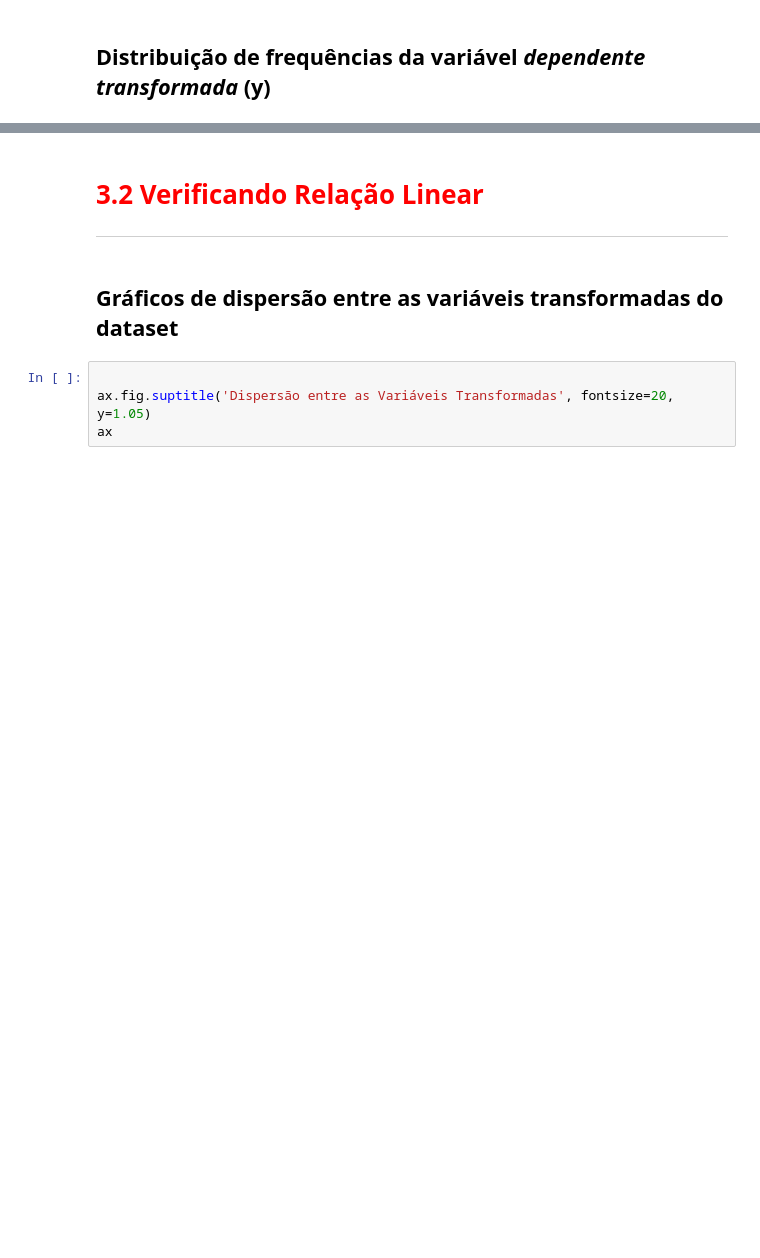
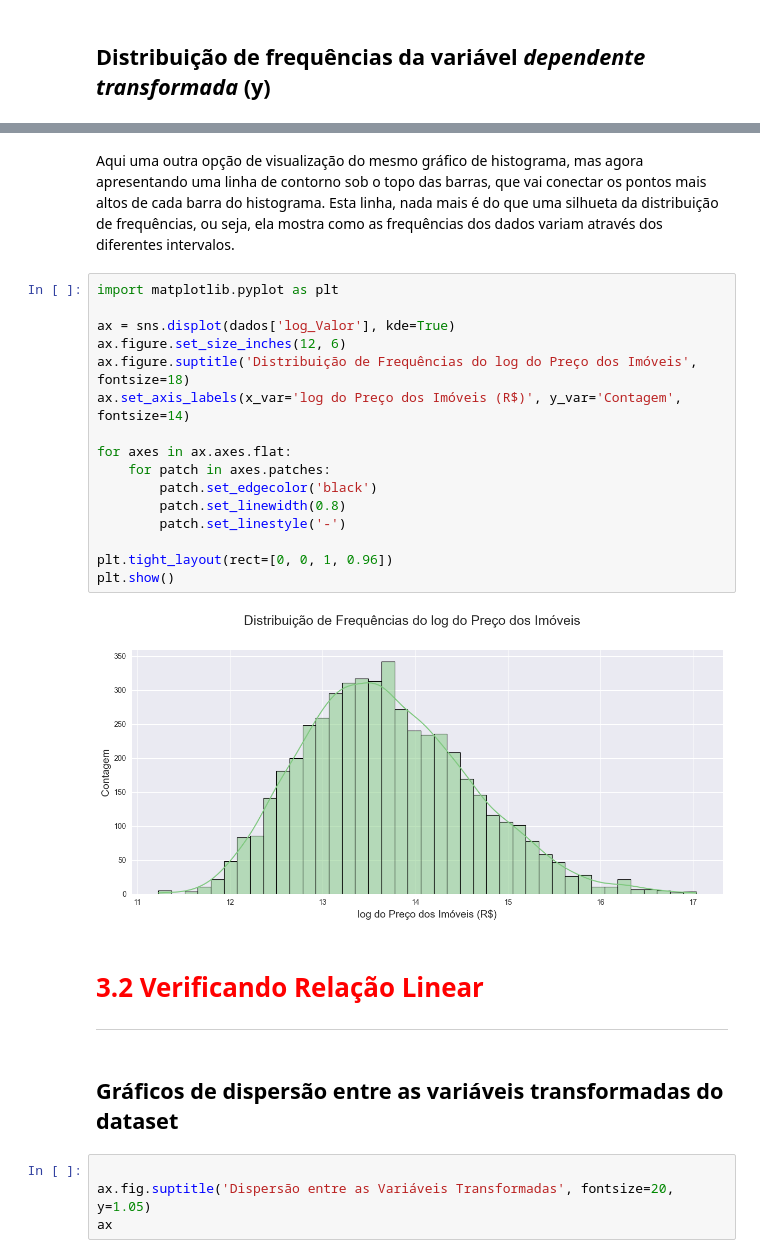
Before and after one commit to JCrpa/curso15_regressao_linear_tecnicas_avancadas_de_modelagem, a Jupyter notebook: Projeto/Regressão Linear.ipynb, the cells around one changed output, grey strips where cells are left out. Drawn from its saved outputs; the diff is of its cells as text; blank space fills up the shorter version.

```diff
--- a/Projeto/Regressão Linear.ipynb
+++ b/Projeto/Regressão Linear.ipynb
@@ -188,3 +211,23 @@ ax
+# %% [markdown]
+Aqui uma outra opção de visualização do mesmo gráfico de histograma, mas agora apresentando uma linha de contorno sob o topo das barras, que vai conectar os pontos mais altos de cada barra do histograma. Esta linha, nada mais é do que uma silhueta da distribuição de frequências, ou seja, ela mostra como as frequências dos dados variam através dos diferentes intervalos.
+# %%
+import matplotlib.pyplot as plt
+
+ax = sns.displot(dados['log_Valor'], kde=True)
+ax.figure.set_size_inches(12, 6)
+ax.figure.suptitle('Distribuição de Frequências do log do Preço dos Imóveis', fontsize=18)
+ax.set_axis_labels(x_var='log do Preço dos Imóveis (R$)', y_var='Contagem', fontsize=14)
+
+for axes in ax.axes.flat:
+    for patch in axes.patches:
+        patch.set_edgecolor('black')
+        patch.set_linewidth(0.8)
+        patch.set_linestyle('-')
+
+plt.tight_layout(rect=[0, 0, 1, 0.96])
+plt.show()
+# %% [output]
+[figure, added]
 # %% [markdown]
 # <font color='red' style='font-size: 30px;'>3.2 Verificando Relação Linear</font>
 <hr style='border: 2px solid red;'>
```
Also changed, not shown: parts of 5 cells of this notebook.
